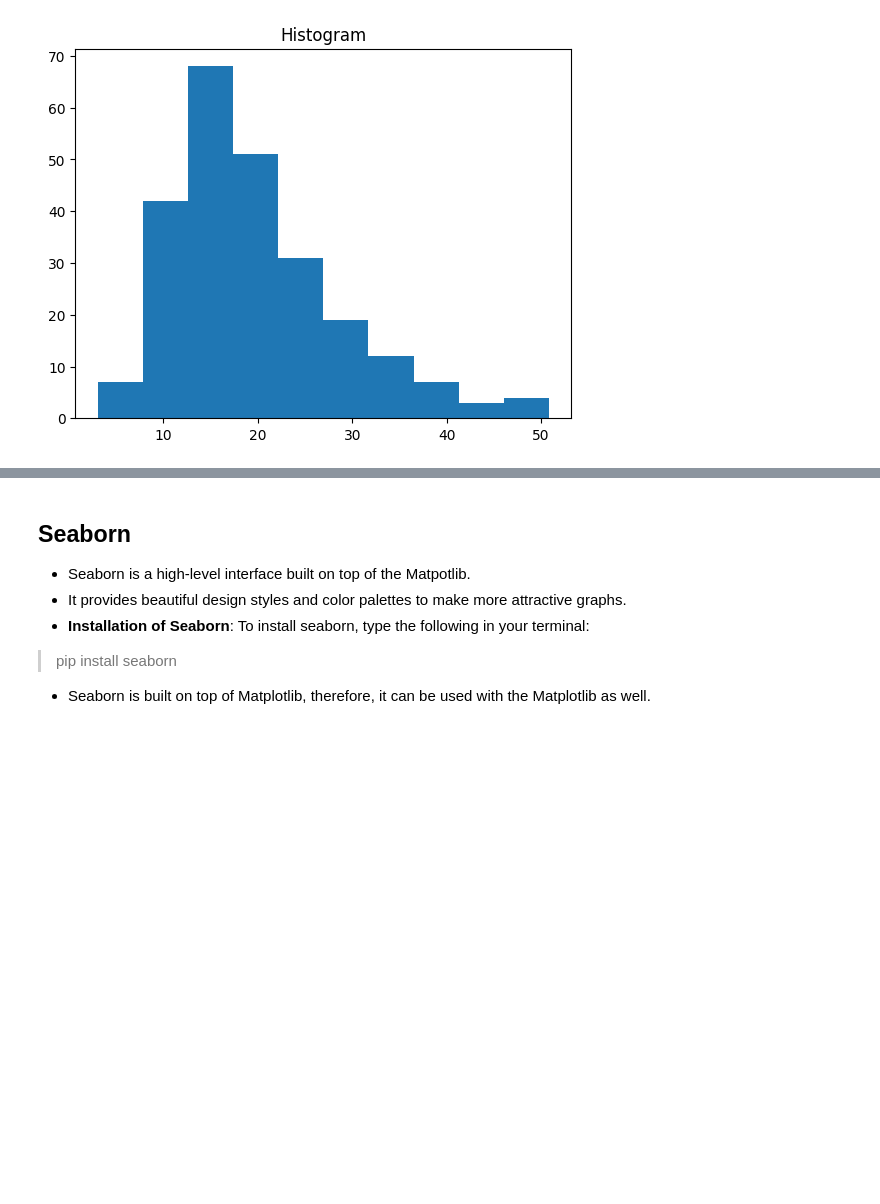
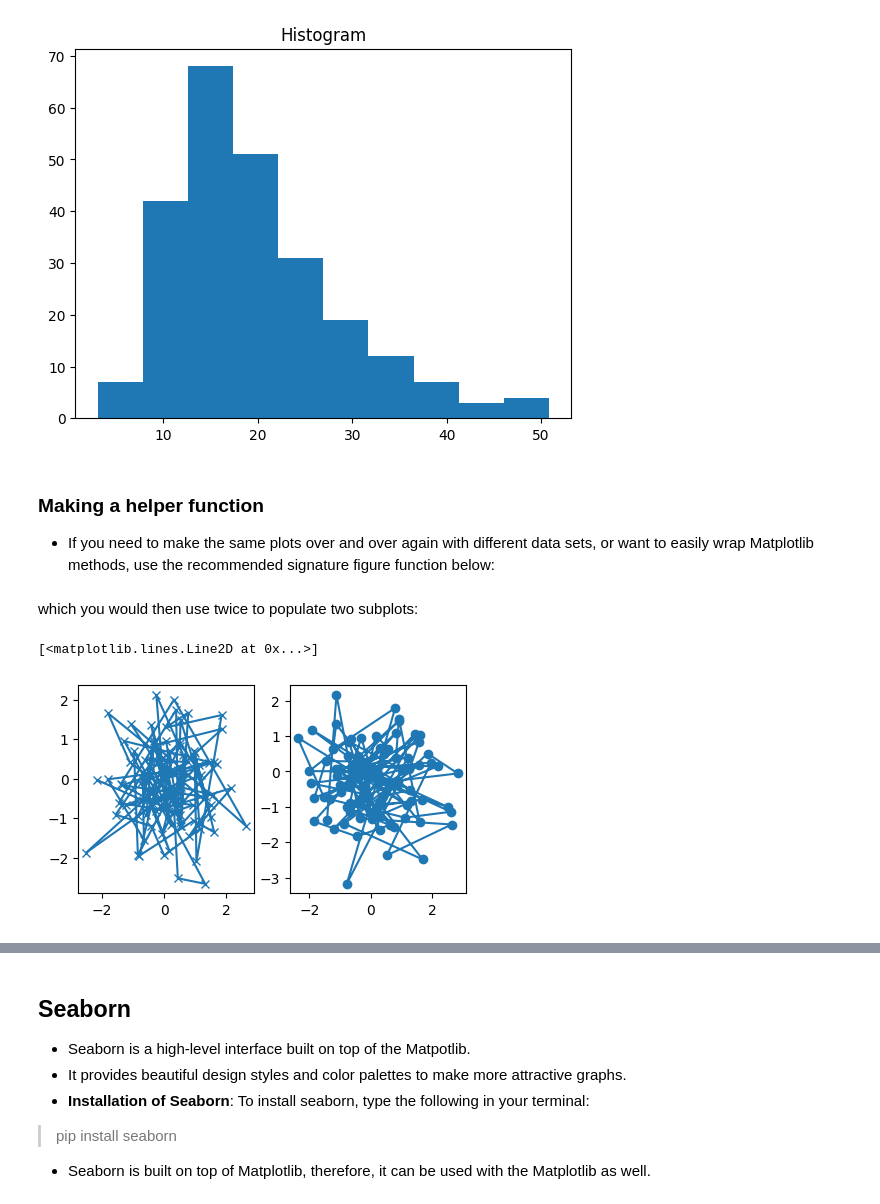
Before and after one commit to rusty-crubs/Data-Science-with-Python, a Jupyter notebook: Course/Chapter-6.ipynb, the cells around one changed output, grey strips where cells are left out. Drawn from its saved outputs; the diff is of its cells as text; code cells hidden in the pictures; blank space fills up the shorter version.

```diff
--- a/Course/Chapter-6.ipynb
+++ b/Course/Chapter-6.ipynb
@@ -189,3 +189,28 @@ plt.show
 # %% [output]
 <function matplotlib.pyplot.show(close=None, block=None)>
 [figure]
+# %% [markdown]
+### Making a helper function
+- If you need to make the same plots over and over again with different data sets, or want to easily wrap Matplotlib methods, use the recommended signature figure function below:
+# %%
+def plotter(ax, data1, data2, param_dict):
+    # A helper function to make a graph
+    out = ax.plot(data1, data2, **param_dict)
+    return out
+# %% [markdown]
+which you would then use twice to populate two subplots:
+# %%
+import numpy as np
+import matplotlib.pyplot as plt
+
+# initializing data
+data1, data2, data3, data4 = np.random.randn(4,100)
+
+# Subplotting through fig method
+fig, (ax1, ax2) = plt.subplots(1,2,figsize=(5, 2.7))
+
+plotter(ax1, data1, data2, {'marker':'x'})
+plotter(ax2, data3, data4, {'marker':'o'})
+# %% [output]
+[<matplotlib.lines.Line2D at 0x...>]
+[figure, added]
```
Also changed, not shown: parts of 12 cells of this notebook.
